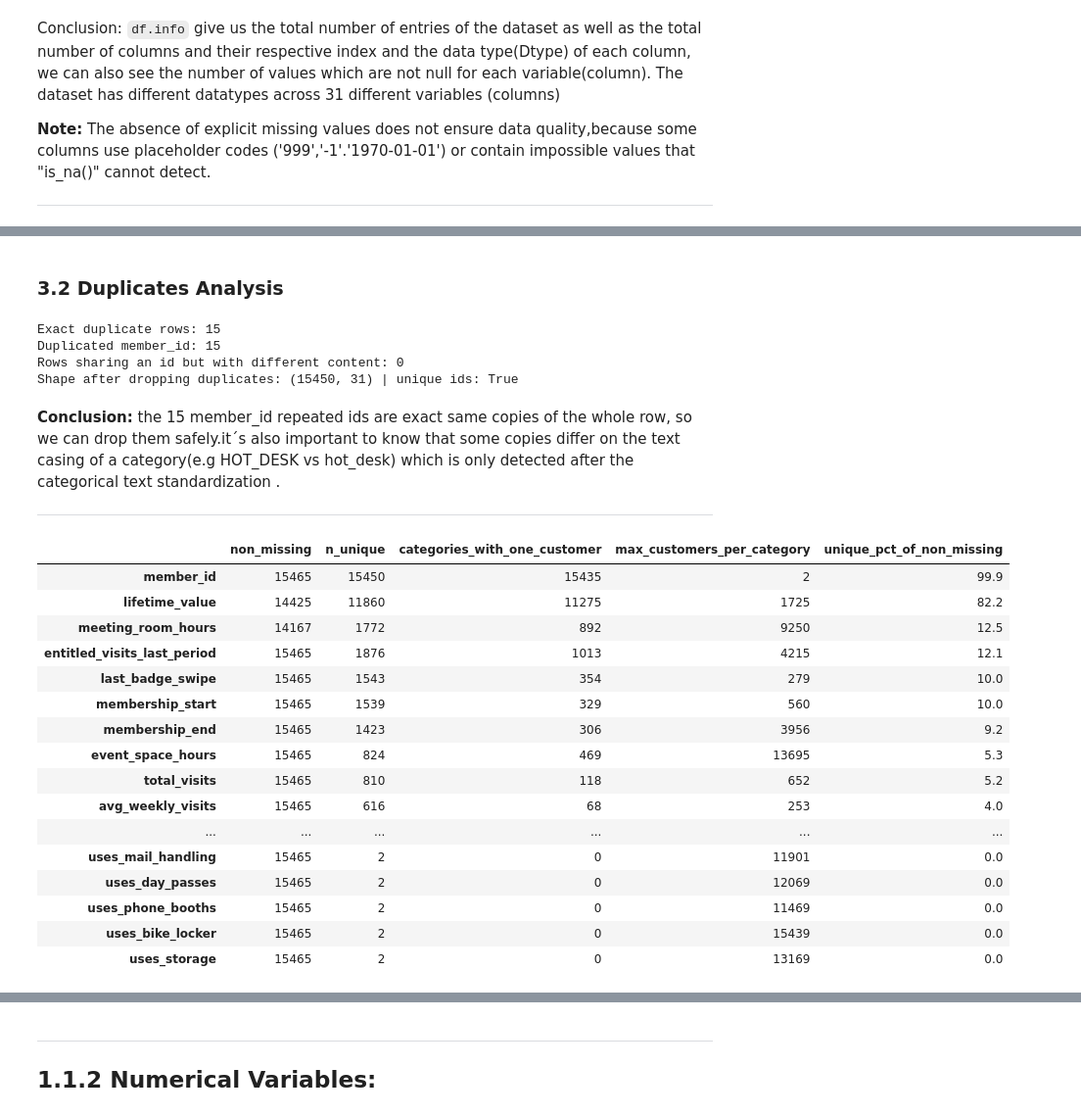
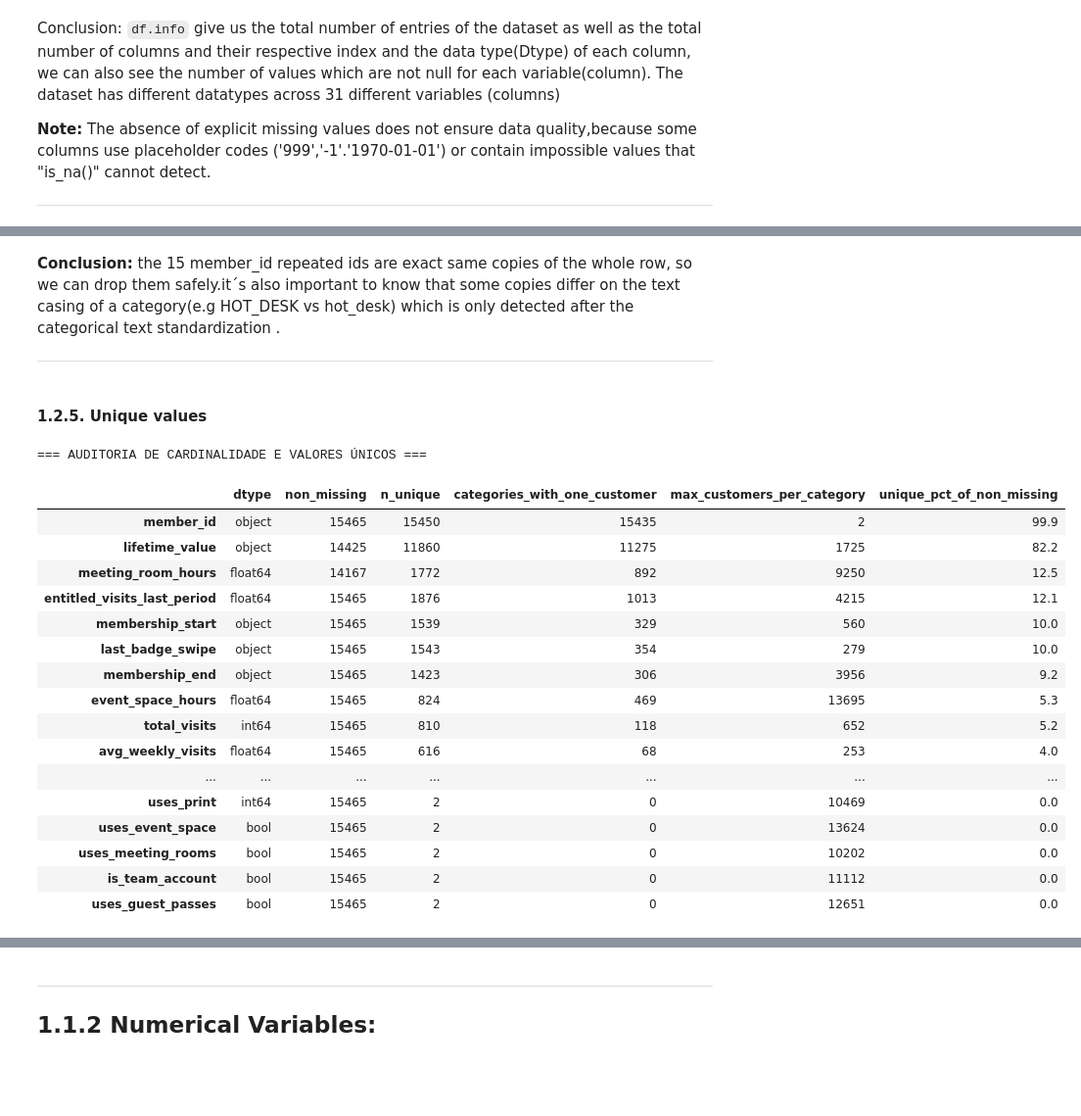
Before and after one commit to Diogosousa03/DM_Grupo18, a Jupyter notebook: notebooks/Group18_EDA_Code.ipynb, the cells around one changed output, grey strips where cells are left out. Shown at 98% size. Cells and saved outputs as stored; diff of their text form; code cells hidden in the pictures; blank space fills up the shorter version.

Commit message:
step 2 with plot analysis structured + notebook organization

```diff
--- a/notebooks/Group18_EDA_Code.ipynb
+++ b/notebooks/Group18_EDA_Code.ipynb
@@ -172,51 +251,43 @@ Dataset guardado com sucesso em:
-# %% [markdown]
-### 3.2 Duplicates Analysis
-# %%
-n_dup_rows = df.duplicated().sum()
-n_dup_ids  = df["member_id"].duplicated().sum()
-print("Exact duplicate rows:", n_dup_rows)
-print("Duplicated member_id:", n_dup_ids)
-
-# Do any ids repeat with DIFFERENT content?
-conflicting = df[df["member_id"].duplicated(keep=False) & ~df.duplicated(keep=False)]
-print("Rows sharing an id but with different content:", len(conflicting))
-
-df = df.drop_duplicates().reset_index(drop=True)
-print("Shape after dropping duplicates:", df.shape, "| unique ids:", df["member_id"].is_unique)
-# %% [output]
-Exact duplicate rows: 15
-Duplicated member_id: 15
-Rows sharing an id but with different content: 0
-Shape after dropping duplicates: (15450, 31) | unique ids: True
 # %% [markdown]
 **Conclusion:** the 15 member_id repeated ids are exact same copies of the whole row, so we can drop them safely.it´s also important to know that some copies differ on the text casing of a category(e.g HOT_DESK vs hot_desk) which is only detected after the categorical text standardization .
 
 ---
+# %% [markdown]
+#### 1.2.5. Unique values
 # %%
-# Unique values per column compared with the number of customers
+# Análise detalhada de cardinalidade e distribuição de valores únicos por coluna
 cardinality = pd.DataFrame({
+    "dtype": df.dtypes,
     "non_missing": df.notna().sum(),
     "n_unique": df.nunique(),
-    "categories_with_one_customer": df.apply(lambda col: (col.value_counts() == 1).sum()),
-    "max_customers_per_category": df.apply(lambda col: col.value_counts().max() if col.notna().any() else 0)
+    "categories_with_one_customer": df.apply(lambda col: (col.value_counts(dropna=True) == 1).sum()),
+    "max_customers_per_category": df.apply(lambda col: col.value_counts(dropna=True).max() if col.notna().any() else 0)
 })
+
+# Percentagem de cardinalidade em relação aos registos válidos (preenchidos)
 cardinality["unique_pct_of_non_missing"] = (cardinality["n_unique"] / cardinality["non_missing"] * 100).round(1)
-cardinality.sort_values("unique_pct_of_non_missing", ascending=False)
+
+# Ordenar pelas variáveis de maior cardinalidade/variabilidade
+cardinality_sorted = cardinality.sort_values("unique_pct_of_non_missing", ascending=False)
+
+print("=== AUDITORIA DE CARDINALIDADE E VALORES ÚNICOS ===")
+display(cardinality_sorted)
 # %% [output]
+=== AUDITORIA DE CARDINALIDADE E VALORES ÚNICOS ===
-|  | non_missing | n_unique | categories_with_one_customer | max_customers_per_category | unique_pct_of_non_missing |
-| member_id | 15465 | 15450 | 15435 | 2 | 99.9 |
-| lifetime_value | 14425 | 11860 | 11275 | 1725 | 82.2 |
-| meeting_room_hours | 14167 | 1772 | 892 | 9250 | 12.5 |
-| entitled_visits_last_period | 15465 | 1876 | 1013 | 4215 | 12.1 |
-| last_badge_swipe | 15465 | 1543 | 354 | 279 | 10.0 |
-| membership_start | 15465 | 1539 | 329 | 560 | 10.0 |
-| membership_end | 15465 | 1423 | 306 | 3956 | 9.2 |
-| event_space_hours | 15465 | 824 | 469 | 13695 | 5.3 |
-| total_visits | 15465 | 810 | 118 | 652 | 5.2 |
-| avg_weekly_visits | 15465 | 616 | 68 | 253 | 4.0 |
-| ... | ... | ... | ... | ... | ... |
-| uses_mail_handling | 15465 | 2 | 0 | 11901 | 0.0 |
-| uses_day_passes | 15465 | 2 | 0 | 12069 | 0.0 |
-| uses_phone_booths | 15465 | 2 | 0 | 11469 | 0.0 |
-| uses_bike_locker | 15465 | 2 | 0 | 15439 | 0.0 |
-| uses_storage | 15465 | 2 | 0 | 13169 | 0.0 |
+|  | dtype | non_missing | n_unique | categories_with_one_customer | max_customers_per_category | unique_pct_of_non_missing |
+| member_id | object | 15465 | 15450 | 15435 | 2 | 99.9 |
+| lifetime_value | object | 14425 | 11860 | 11275 | 1725 | 82.2 |
+| meeting_room_hours | float64 | 14167 | 1772 | 892 | 9250 | 12.5 |
+| entitled_visits_last_period | float64 | 15465 | 1876 | 1013 | 4215 | 12.1 |
+| membership_start | object | 15465 | 1539 | 329 | 560 | 10.0 |
+| last_badge_swipe | object | 15465 | 1543 | 354 | 279 | 10.0 |
+| membership_end | object | 15465 | 1423 | 306 | 3956 | 9.2 |
+| event_space_hours | float64 | 15465 | 824 | 469 | 13695 | 5.3 |
+| total_visits | int64 | 15465 | 810 | 118 | 652 | 5.2 |
+| avg_weekly_visits | float64 | 15465 | 616 | 68 | 253 | 4.0 |
+| ... | ... | ... | ... | ... | ... | ... |
+| uses_print | int64 | 15465 | 2 | 0 | 10469 | 0.0 |
+| uses_event_space | bool | 15465 | 2 | 0 | 13624 | 0.0 |
+| uses_meeting_rooms | bool | 15465 | 2 | 0 | 10202 | 0.0 |
+| is_team_account | bool | 15465 | 2 | 0 | 11112 | 0.0 |
+| uses_guest_passes | bool | 15465 | 2 | 0 | 12651 | 0.0 |
```
Also changed, not shown: parts of 30 cells of this notebook.
